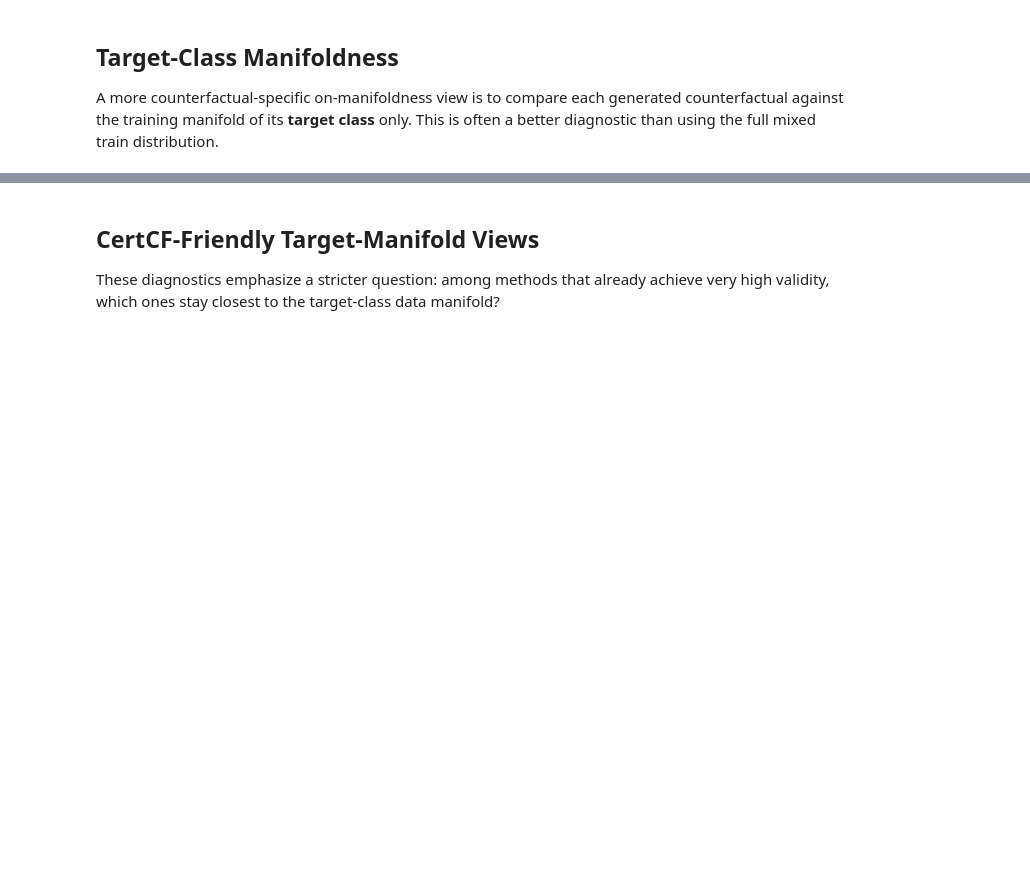
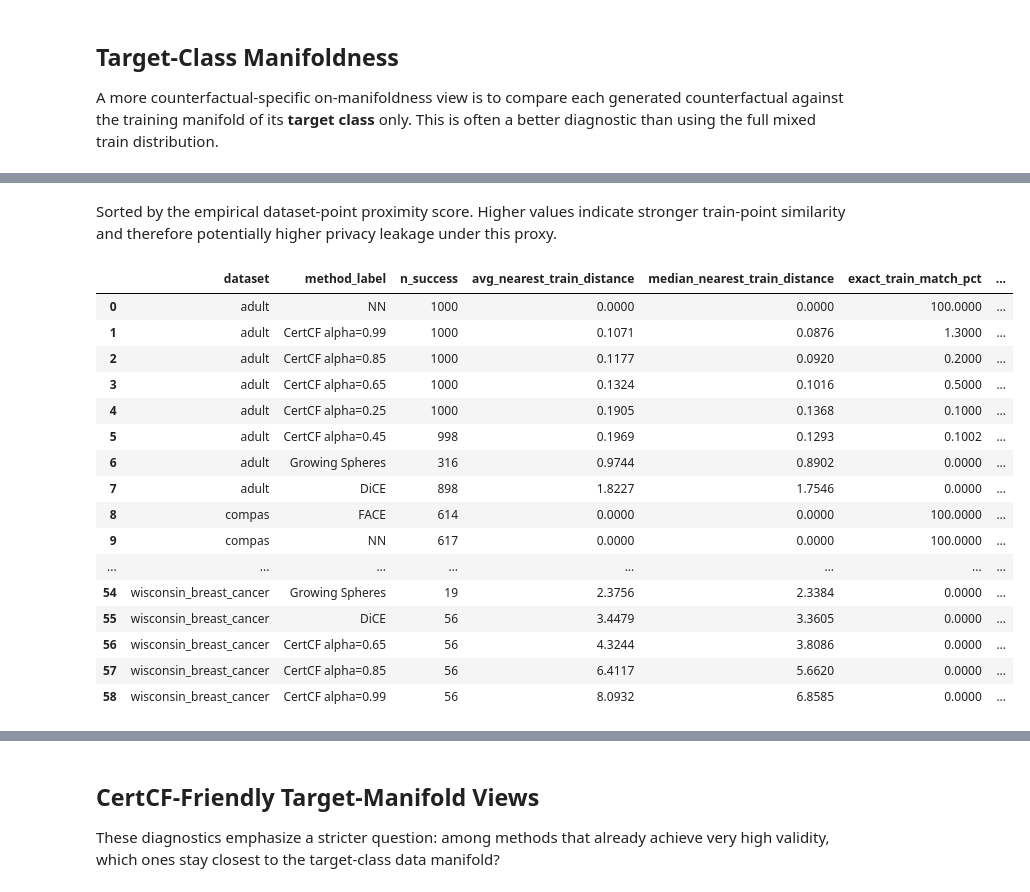
Before and after one commit to GabrielePintus/PreimageCounterfactualSampling, a Jupyter notebook: notebooks/6.25 - Benchmark result tables and manifoldness plots.ipynb, the cells around one changed output, grey strips where cells are left out. Drawn from its saved outputs; the diff is of its cells as text; code cells hidden in the pictures; blank space fills up the shorter version.

Commit message:
notebook with privacy

```diff
--- a/notebooks/6.25 - Benchmark result tables and manifoldness plots.ipynb
+++ b/notebooks/6.25 - Benchmark result tables and manifoldness plots.ipynb
@@ -566,0 +744,26 @@ display(TARGET_MANIFOLDNESS_TABLE_DF.round(4))
+# %% [markdown]
+Sorted by the empirical dataset-point proximity score. Higher values indicate stronger train-point similarity and therefore potentially higher privacy leakage under this proxy.
+# %%
+PRIVACY_PROXY_TABLE_DF.sort_values(
+    ['dataset', 'avg_dataset_point_proximity_score', 'avg_nearest_train_distance'],
+    ascending=[True, False, True],
+    ignore_index=True,
+).round(4)
+# %% [output]
+|  | dataset | method_label | n_success | avg_nearest_train_distance | median_nearest_train_distance | exact_train_match_pct | ... |
+| 0 | adult | NN | 1000 | 0.0000 | 0.0000 | 100.0000 | ... |
+| 1 | adult | CertCF alpha=0.99 | 1000 | 0.1071 | 0.0876 | 1.3000 | ... |
+| 2 | adult | CertCF alpha=0.85 | 1000 | 0.1177 | 0.0920 | 0.2000 | ... |
+| 3 | adult | CertCF alpha=0.65 | 1000 | 0.1324 | 0.1016 | 0.5000 | ... |
+| 4 | adult | CertCF alpha=0.25 | 1000 | 0.1905 | 0.1368 | 0.1000 | ... |
+| 5 | adult | CertCF alpha=0.45 | 998 | 0.1969 | 0.1293 | 0.1002 | ... |
+| 6 | adult | Growing Spheres | 316 | 0.9744 | 0.8902 | 0.0000 | ... |
+| 7 | adult | DiCE | 898 | 1.8227 | 1.7546 | 0.0000 | ... |
+| 8 | compas | FACE | 614 | 0.0000 | 0.0000 | 100.0000 | ... |
+| 9 | compas | NN | 617 | 0.0000 | 0.0000 | 100.0000 | ... |
+| ... | ... | ... | ... | ... | ... | ... | ... |
+| 54 | wisconsin_breast_cancer | Growing Spheres | 19 | 2.3756 | 2.3384 | 0.0000 | ... |
+| 55 | wisconsin_breast_cancer | DiCE | 56 | 3.4479 | 3.3605 | 0.0000 | ... |
+| 56 | wisconsin_breast_cancer | CertCF alpha=0.65 | 56 | 4.3244 | 3.8086 | 0.0000 | ... |
+| 57 | wisconsin_breast_cancer | CertCF alpha=0.85 | 56 | 6.4117 | 5.6620 | 0.0000 | ... |
+| 58 | wisconsin_breast_cancer | CertCF alpha=0.99 | 56 | 8.0932 | 6.8585 | 0.0000 | ... |
```
Also changed, not shown: parts of 13 cells of this notebook.
